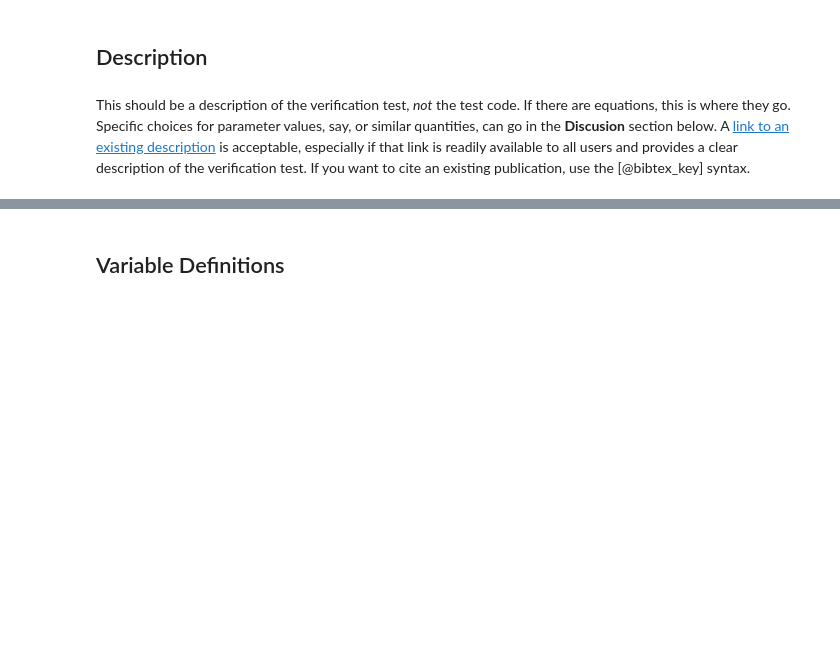
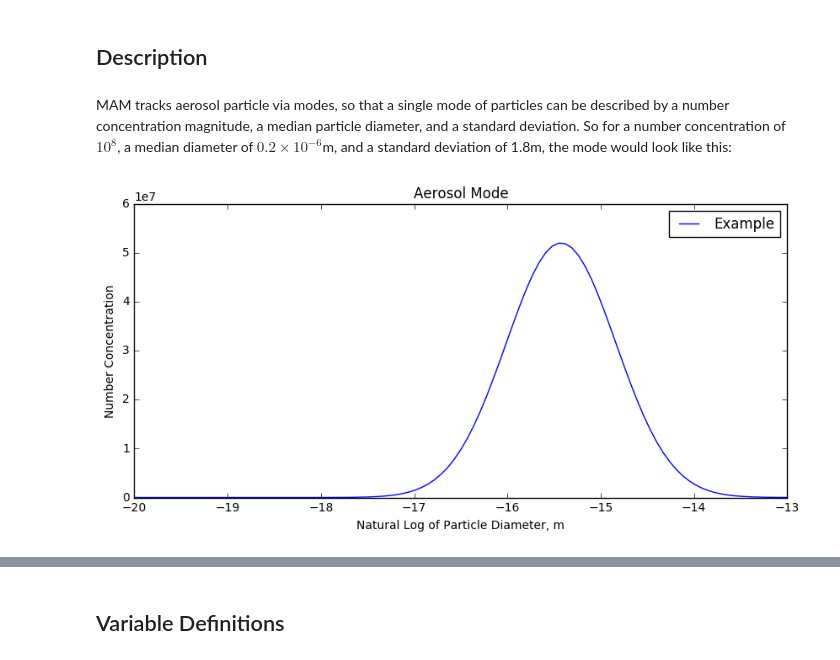
Before and after one commit to E3SM-Project/CMDV-testing, a Jupyter notebook: MAM_box_model/src/Coagulation.ipynb, the cells around one changed output, grey strips where cells are left out. Saved outputs shown, nothing was run; the diff lists cells and outputs as text; code cells hidden in the pictures; blank space fills up the shorter version.

Commit message:
Coagulation notebook: add plots of modes

```diff
--- a/MAM_box_model/src/Coagulation.ipynb
+++ b/MAM_box_model/src/Coagulation.ipynb
@@ -6,5 +6,11 @@
 Atmosphere, Modal Aerosol Model physics model, Coagulation
 # %% [markdown]
 ## Description
-# %% [markdown]
-This should be a description of the verification test, *not* the test code. If there are equations, this is where they go. Specific choices for parameter values, say, or similar quantities, can go in the **Discusion** section below. A [link to an existing description](https://www.google.com) is acceptable, especially if that link is readily available to all users and provides a clear description of the verification test. If you want to cite an existing publication, use the [@bibtex_key] syntax.
+# %% [markdown]
+MAM tracks aerosol particle via modes, so that a single mode of particles can be described by a number concentration magnitude, a median particle diameter, and a standard deviation. So for a number concentration of $10^8$, a median diameter of $0.2 \times 10^{-6}$m, and a standard deviation of 1.8m, the mode would look like this:
+# %%
+%matplotlib inline
+import mam_util
+mam_util.plot_single_mode(magnitude=1e8, median=0.2e-6, std_dev=1.8, label="Example")
+# %% [output]
+[figure, added]
```
Also changed, not shown: parts of 2 cells of this notebook, 2 other files.
